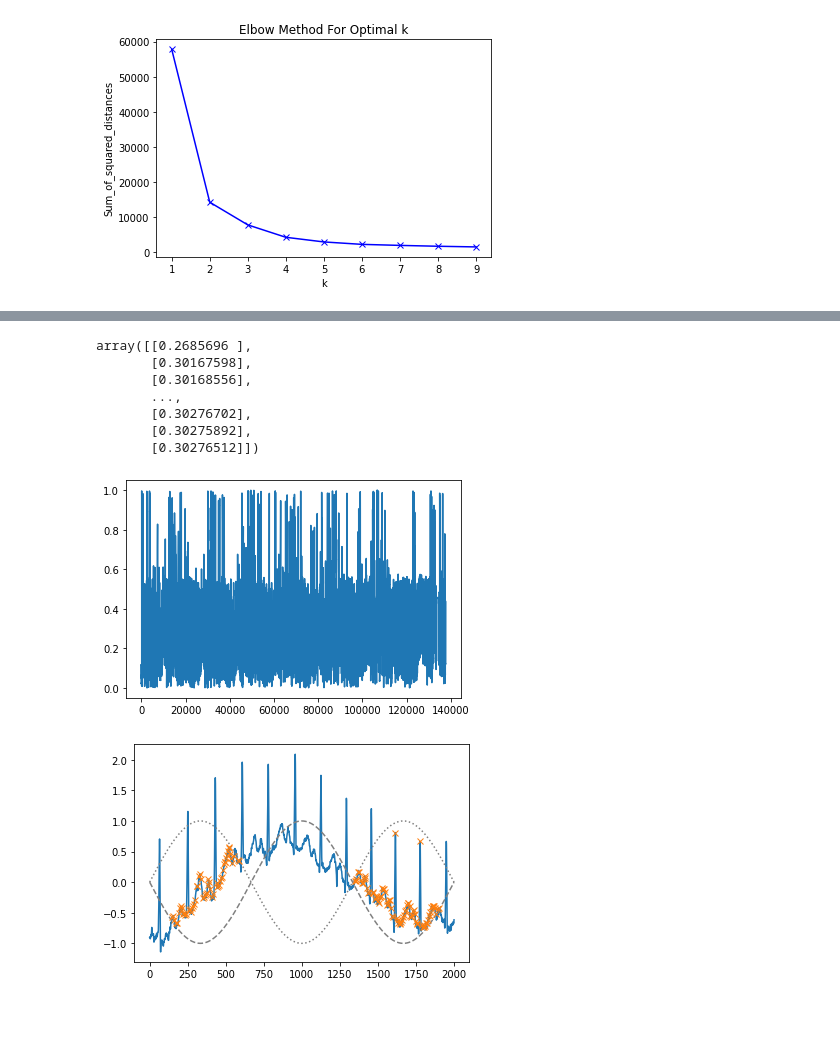
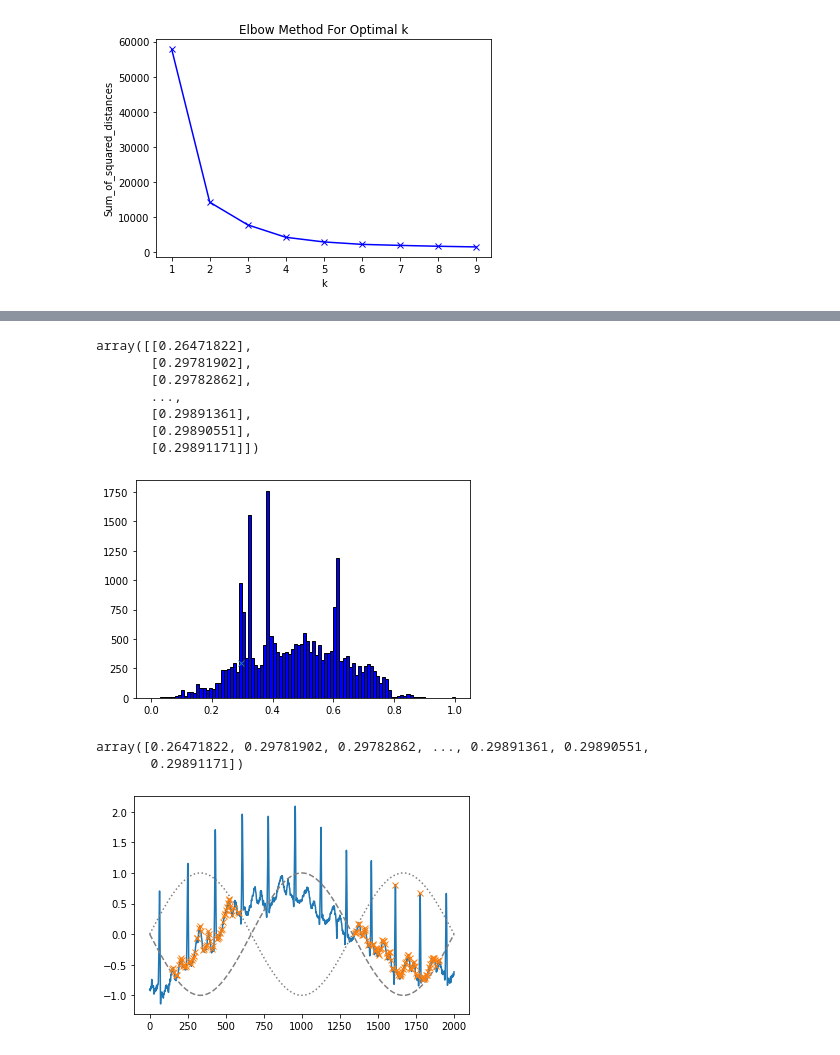
Before and after one commit to panoet/tugas-besar-2-machine-learning-umb, a Jupyter notebook: main.ipynb, the cells around one changed output, grey strips where cells are left out. Drawn from its saved outputs; the diff is of its cells as text; code cells hidden in the pictures; blank space fills up the shorter version.

```diff
--- a/main.ipynb
+++ b/main.ipynb
@@ -65,7 +65,7 @@ plt.show()
 # %% [output]
 [figure]
 # %%
-k_means = KMeans(n_clusters=2)
+k_means = KMeans(n_clusters=5)
 k_means.fit(data.values)
 clusters = k_means.fit_predict(data.values)
 # %%
@@ -132,22 +150,27 @@ plt.show()
 # %%
 jarak_scaled
 # %% [output]
-array([[0.2685696 ],
-       [0.30167598],
-       [0.30168556],
+array([[0.26471822],
+       [0.29781902],
+       [0.29782862],
        ...,
-       [0.30276702],
-       [0.30275892],
-       [0.30276512]])
+       [0.29891361],
+       [0.29890551],
+       [0.29891171]])
 # %%
 x = jarak_scaled.flatten()
-peaks, _ = find_peaks(x, height=0)
-plt.plot(x)
+peaks, _ = find_peaks(x, height=0, distance=1000)
+plt.hist(x, bins = binwidth,
+             color = 'blue', edgecolor = 'black')
 #plt.plot(peaks, x[peaks], "x")
 #plt.plot(np.zeros_like(x), "--", color="gray")
+plt.plot(x[2], 300, 'x')
 plt.show()
+x
 # %% [output]
-[figure, old version]
+[figure, new version]
+array([0.26471822, 0.29781902, 0.29782862, ..., 0.29891361, 0.29890551,
+       0.29891171])
 # %%
 border = np.sin(np.linspace(0, 3 * np.pi, x.size))
 peaks, _ = find_peaks(x, height=(-border, border))
```
Also changed, not shown: parts of 4 cells of this notebook.
